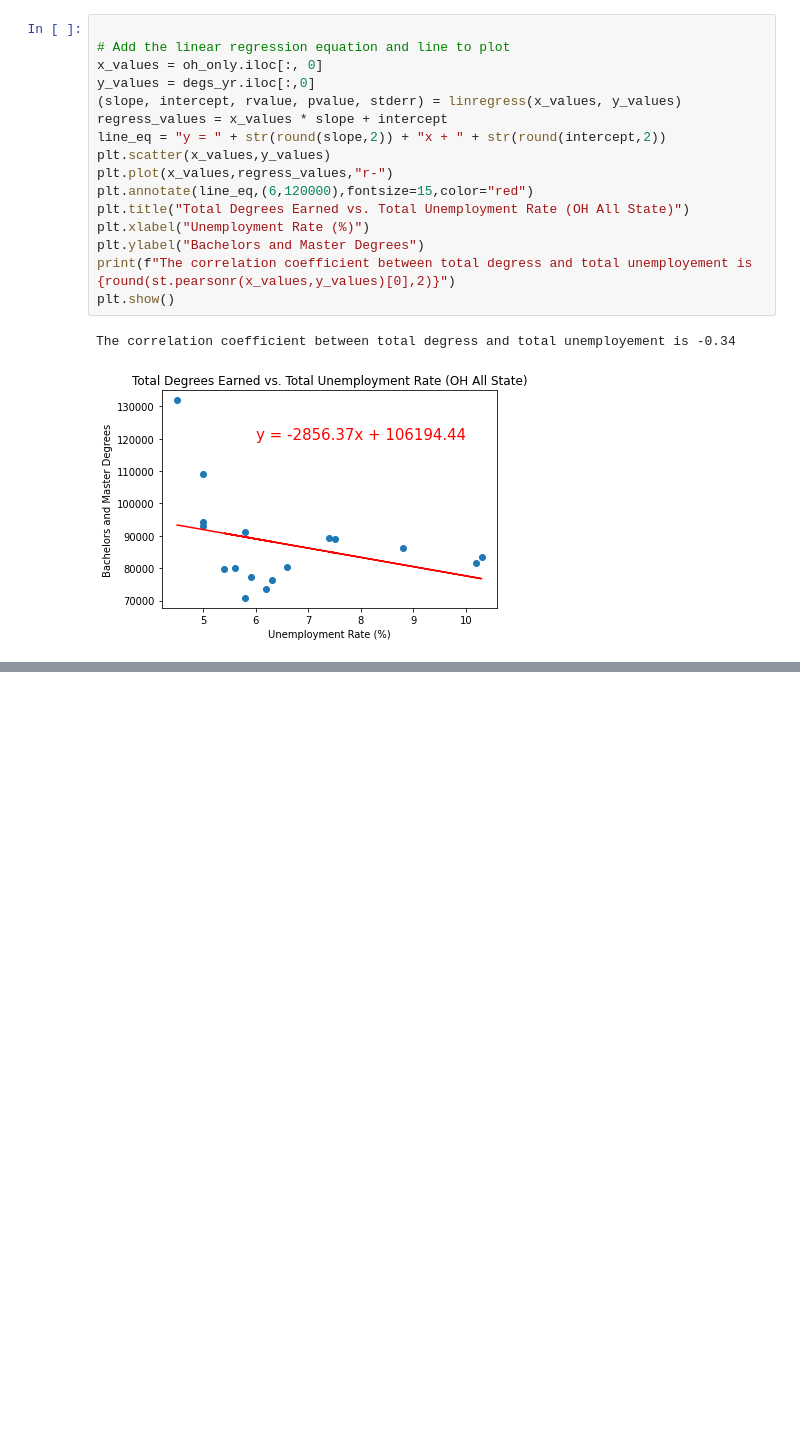
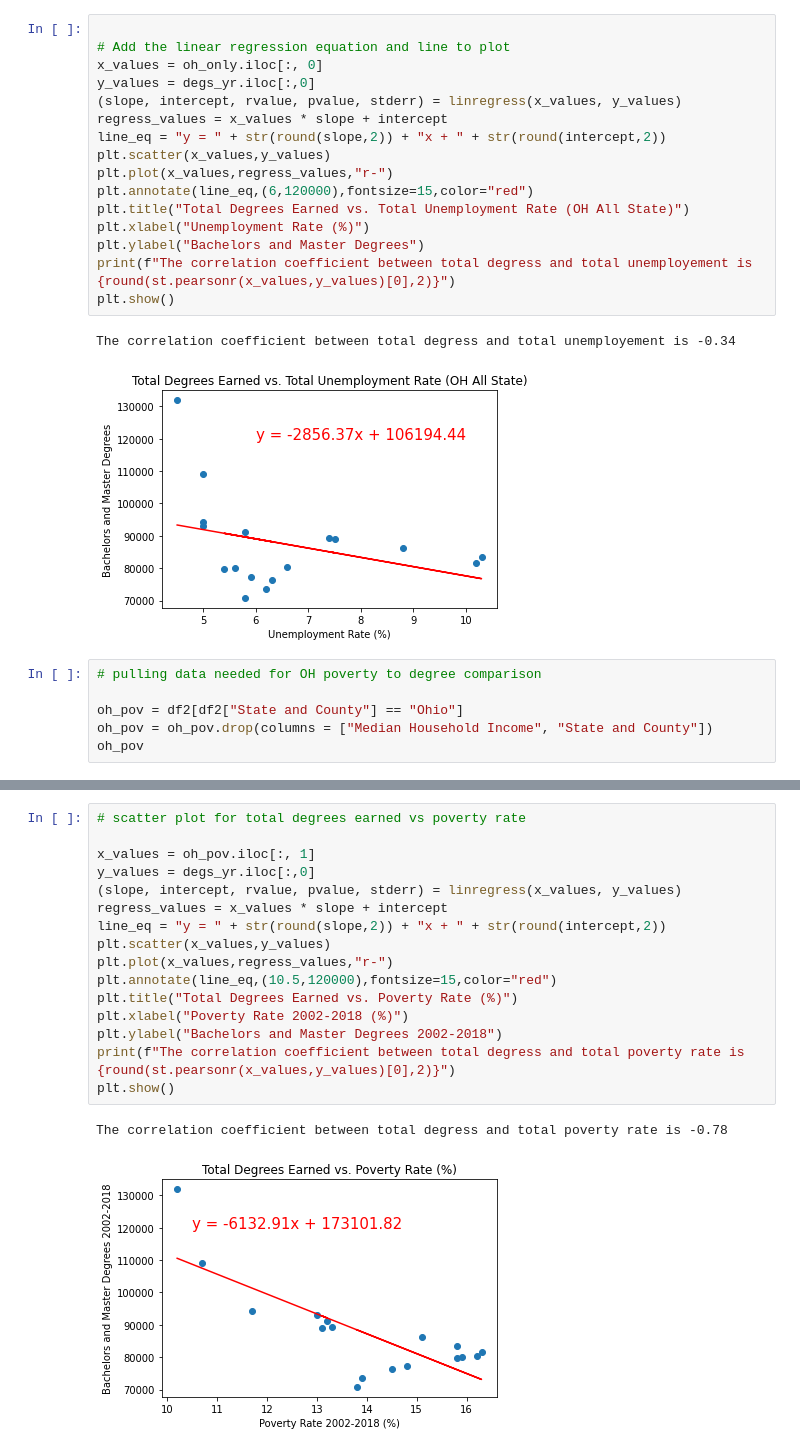
Before and after one commit to AntwonS116/Project-Ohio-College-Analysis, a Jupyter notebook: data.ipynb, the cells around one changed output, grey strips where cells are left out. Cells and saved outputs as stored; diff of their text form; blank space fills up the shorter version.

Commit message:
Scatter Plot for Poverty Rate vs Degrees Earned

```diff
--- a/data.ipynb
+++ b/data.ipynb
@@ -457,3 +468,9 @@ plt.show()
 # %% [output]
 The correlation coefficient between total degress and total unemployement is -0.34
 [figure]
+# %%
+# pulling data needed for OH poverty to degree comparison
+
+oh_pov = df2[df2["State and County"] == "Ohio"]
+oh_pov = oh_pov.drop(columns = ["Median Household Income", "State and County"])
+oh_pov
@@ -459,0 +496,19 @@ The correlation coefficient between total degress and total unemployement is -0.
+# %%
+# scatter plot for total degrees earned vs poverty rate
+
+x_values = oh_pov.iloc[:, 1]
+y_values = degs_yr.iloc[:,0]
+(slope, intercept, rvalue, pvalue, stderr) = linregress(x_values, y_values)
+regress_values = x_values * slope + intercept
+line_eq = "y = " + str(round(slope,2)) + "x + " + str(round(intercept,2))
+plt.scatter(x_values,y_values)
+plt.plot(x_values,regress_values,"r-")
+plt.annotate(line_eq,(10.5,120000),fontsize=15,color="red")
+plt.title("Total Degrees Earned vs. Poverty Rate (%)")
+plt.xlabel("Poverty Rate 2002-2018 (%)")
+plt.ylabel("Bachelors and Master Degrees 2002-2018")
+print(f"The correlation coefficient between total degress and total poverty rate is {round(st.pearsonr(x_values,y_values)[0],2)}")
+plt.show()
+# %% [output]
+The correlation coefficient between total degress and total poverty rate is -0.78
+[figure, added]
```
Also changed, not shown: parts of 2 cells of this notebook, 1 other file.
